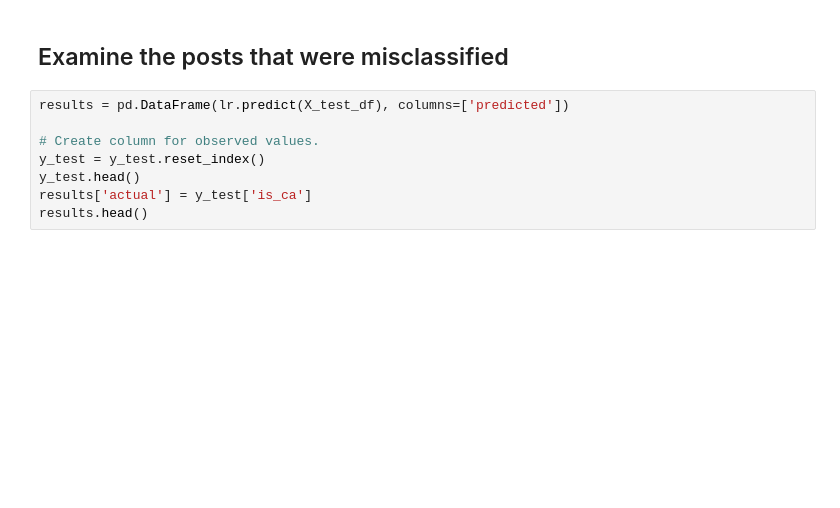
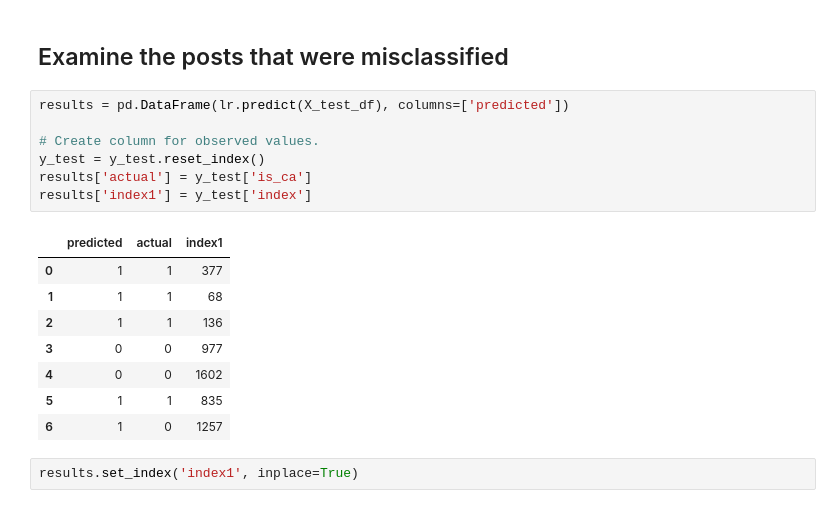
Before and after one commit to pwalesdi/GA_Project_3, a Jupyter notebook: Project_3_Data_Modeling.ipynb, the cells around one changed output. Saved outputs shown, nothing was run; the diff lists cells and outputs as text; blank space fills up the shorter version.

```diff
--- a/Project_3_Data_Modeling.ipynb
+++ b/Project_3_Data_Modeling.ipynb
@@ -322,11 +330,21 @@ wordcloud.to_file("./images/texas.png")
 # %%
 results = pd.DataFrame(lr.predict(X_test_df), columns=['predicted'])
 
 # Create column for observed values.
 y_test = y_test.reset_index()
-y_test.head()
 results['actual'] = y_test['is_ca']
-results.head()
+results['index1'] = y_test['index']
+# %% [output]
+|  | predicted | actual | index1 |
+| 0 | 1 | 1 | 377 |
+| 1 | 1 | 1 | 68 |
+| 2 | 1 | 1 | 136 |
+| 3 | 0 | 0 | 977 |
+| 4 | 0 | 0 | 1602 |
+| 5 | 1 | 1 | 835 |
+| 6 | 1 | 0 | 1257 |
+# %%
+results.set_index('index1', inplace=True)
 # %%
 row_ids = results[results['predicted'] != results['actual']].index
 row_ids
```
Also changed, not shown: parts of 19 cells of this notebook, 5 other files.
